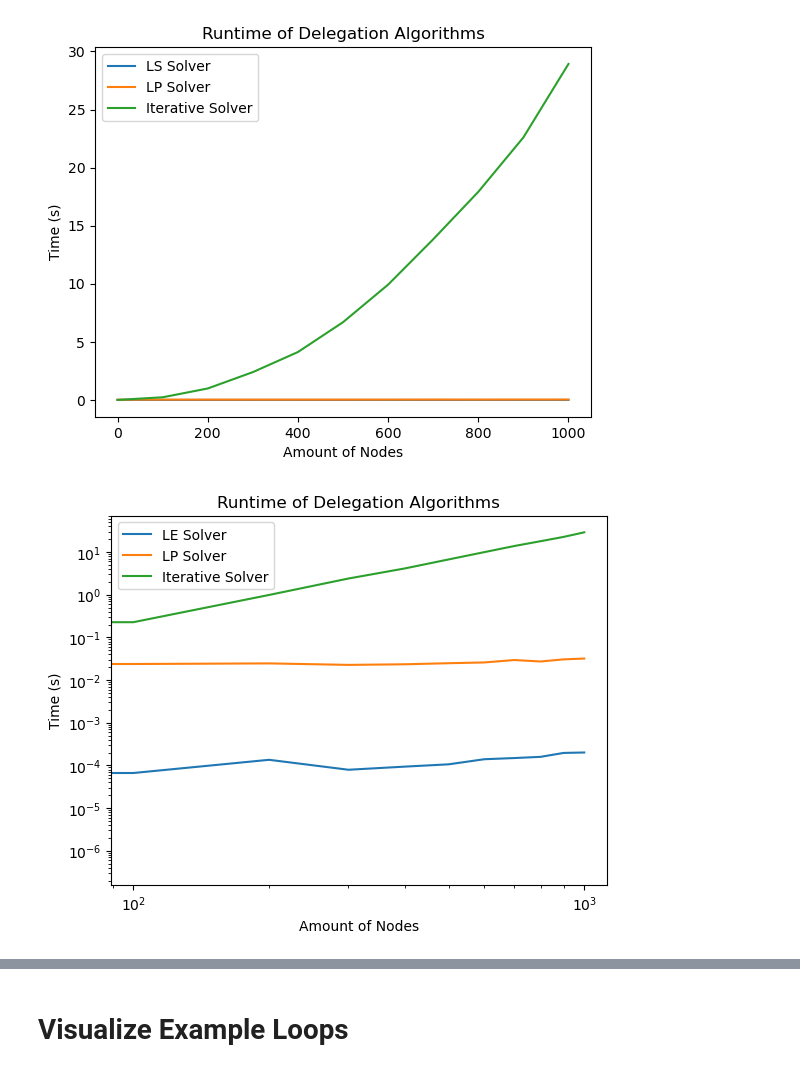
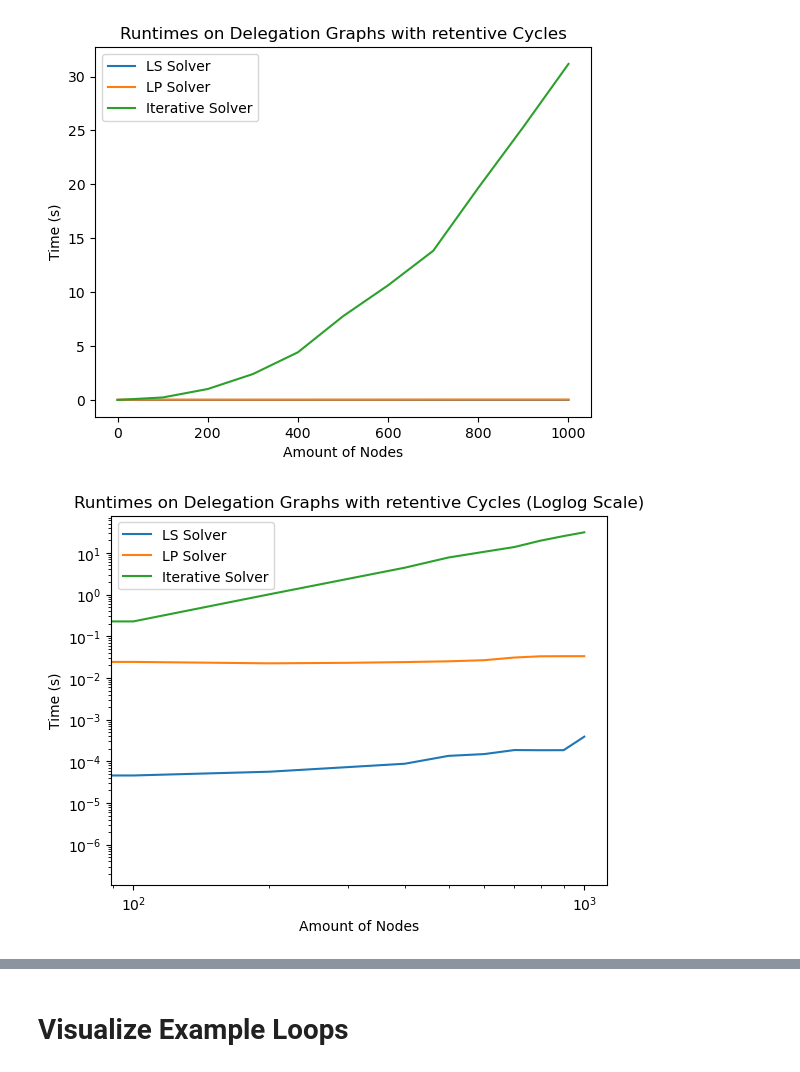
Before and after one commit to dedis/student_25_liquid_democracy, a Jupyter notebook: Benchmarking/big_loop.ipynb, the cells around one changed output, grey strips where cells are left out. Cells and saved outputs as stored; diff of their text form; code cells hidden in the pictures.

```diff
--- a/Benchmarking/big_loop.ipynb
+++ b/Benchmarking/big_loop.ipynb
@@ -127,32 +119,31 @@ KeyboardInterrupt:
 # %%
 plt.clf()
 
-for i in range(len(time_data_lp)):
-    plt.plot(x, time_data_le[i], label=f"LS Solver")
-    plt.plot(x, time_data_lp[i], label=f"LP Solver")
-    plt.plot(x, time_data_iterative[i], label=f"Iterative Solver")
+plt.plot(x, times_le, label=f"LS Solver")
+plt.plot(x, times_lp, label=f"LP Solver")
+plt.plot(x, times_iterative, label=f"Iterative Solver")
 
 plt.legend()
 plt.xlabel("Amount of Nodes")
 plt.ylabel("Time (s)")
-plt.title("Runtime of Delegation Algorithms")
+plt.title("Runtimes on Delegation Graphs with retentive Cycles")
 plt.show()
 # %% [output]
-[figure, old version]
+[figure, new version]
 # %%
-for i in range(len(time_data_lp)):
-    plt.plot(x, time_data_le[i], label=f"LE Solver")
-    plt.plot(x, time_data_lp[i], label=f"LP Solver")
-    plt.plot(x, time_data_iterative[i], label=f"Iterative Solver")
+
+plt.plot(x, times_le, label=f"LS Solver")
+plt.plot(x, times_lp, label=f"LP Solver")
+plt.plot(x, times_iterative, label=f"Iterative Solver")
 
 plt.legend()
 plt.xlabel("Amount of Nodes")
 plt.ylabel("Time (s)")
-plt.title("Runtime of Delegation Algorithms")
+plt.title("Runtimes on Delegation Graphs with retentive Cycles (Loglog Scale)")
 plt.loglog()
 plt.show()
 # %% [output]
-[figure, old version]
+[figure, new version]
 # %%
 plt.figure()
 
```
Also changed, not shown: parts of 17 cells of this notebook, 57 other files.
